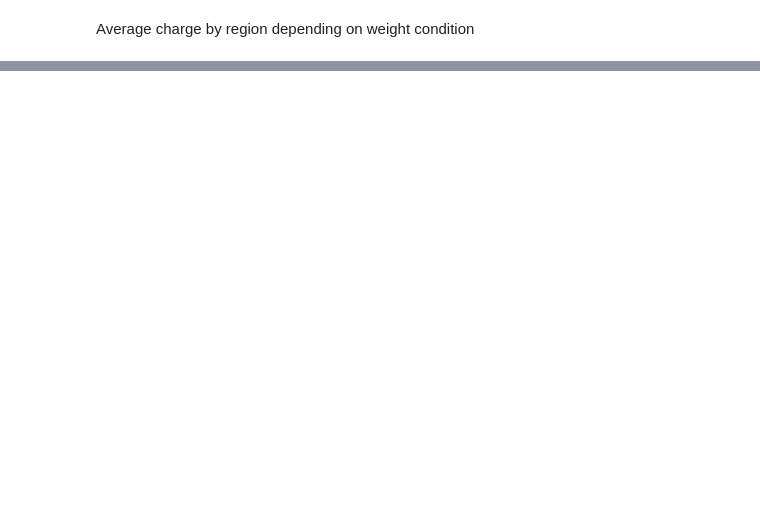
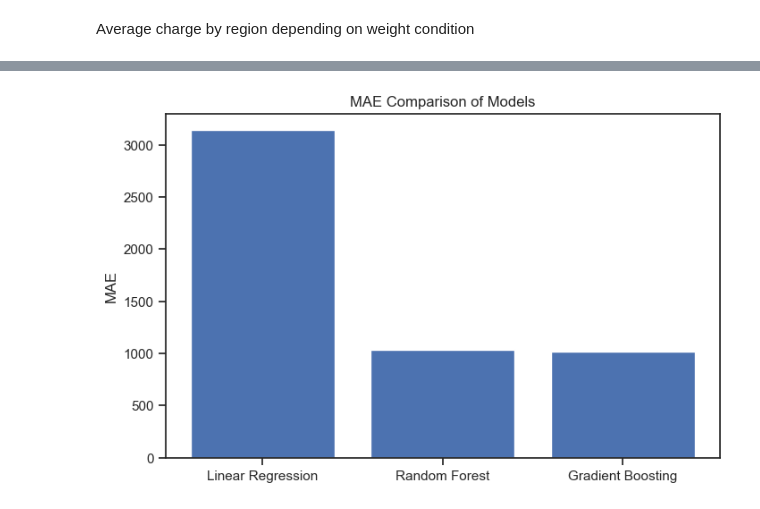
Before and after one commit to OPSynergy/Medical-Insurance-Cost-Prediction, a Jupyter notebook: Clustering and analysis.ipynb, the cells around one changed output, grey strips where cells are left out. Drawn from its saved outputs; the diff is of its cells as text; code cells hidden in the pictures; blank space fills up the shorter version.

```diff
--- a/Clustering and analysis.ipynb
+++ b/Clustering and analysis.ipynb
@@ -903,0 +932,15 @@ iplot(fig, filename='polar/directions')
+# %%
+# Create models
+lr_model = LinearRegression()
+rf_model = RandomForestRegressor(random_state=42)
+gb_model = GradientBoostingRegressor(random_state=42)
+
+# Fit models
+lr_model.fit(X_train, y_train)
+rf_model.fit(X_train, y_train)
+gb_model.fit(X_train, y_train)
+
+# Predictions
+y_pred_lr = lr_model.predict(X_test)
+y_pred_rf = rf_model.predict(X_test)
+y_pred_gb = gb_model.predict(X_test)
@@ -903,0 +1055,10 @@ iplot(fig, filename='polar/directions')
+# %%
+mae_values = [mae_lr, mae_rf, mae_gb]
+
+plt.figure(figsize=(8, 5))
+plt.bar(models, mae_values)
+plt.title("MAE Comparison of Models")
+plt.ylabel("MAE")
+plt.show()
+# %% [output]
+[figure, added]
```
Also changed, not shown: parts of 11 cells of this notebook, 14 other files.
